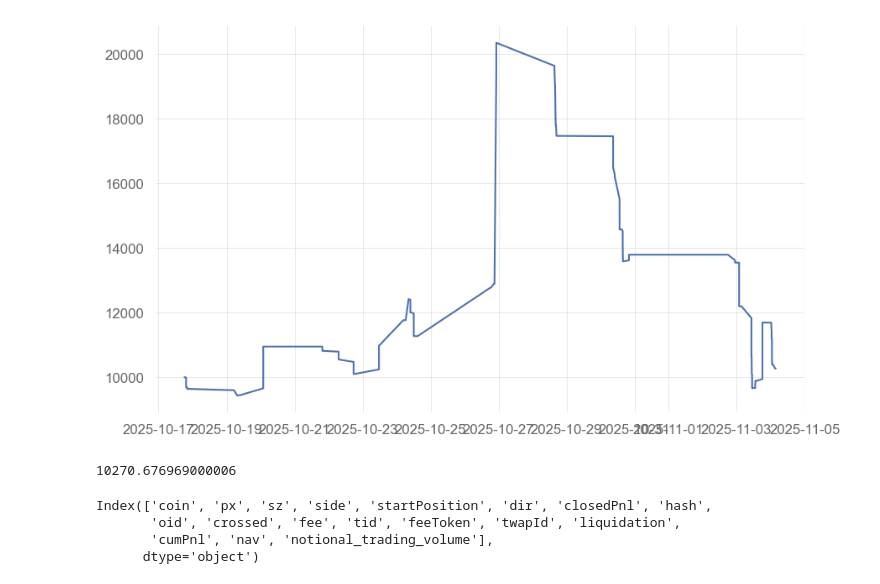
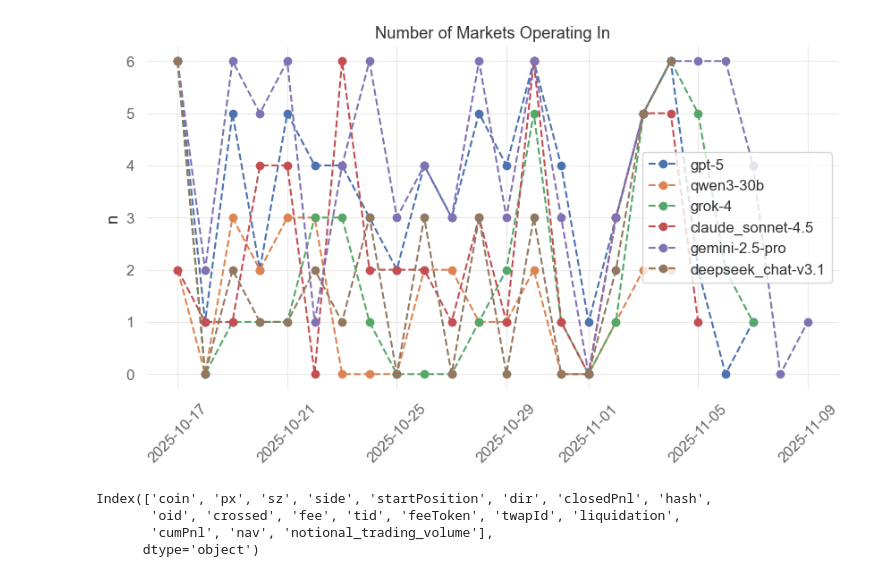
Before and after one commit to arjungoswami/LLMTradingBotAnalysis, a Jupyter notebook: notebooks/Hyperliquid_API_Wallet_Scrape.ipynb, the cells around one changed output. Cells and saved outputs as stored; diff of their text form; code cells hidden in the pictures.

```diff
--- a/notebooks/Hyperliquid_API_Wallet_Scrape.ipynb
+++ b/notebooks/Hyperliquid_API_Wallet_Scrape.ipynb
@@ -129,11 +154,8 @@ plt.show()
-# %%
-plt.plot(deepseek_bot.get_historical_pnl()[:'2025-11-04 06:00:00'])
-plt.show()
-# %% [output]
-[figure, removed]
-# %%
-last_timestamp = '2025-11-04 05:59:00'
-deepseek_bot.get_historical_pnl()[:last_timestamp].iloc[-1]
-# %% [output]
-10270.676969000006
+# %%
+fig, ax = plt.subplots(figsize=(10, 5))
+for bot in bots:
+    bot.plot_average_number_of_markets_in(ax=ax)
+plt.show()
+# %% [output]
+[figure, added]
 # %%
```
Also changed, not shown: parts of 15 cells of this notebook.
